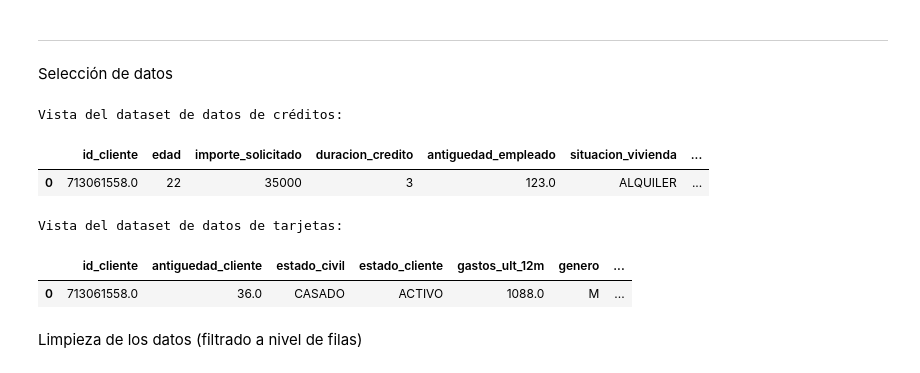
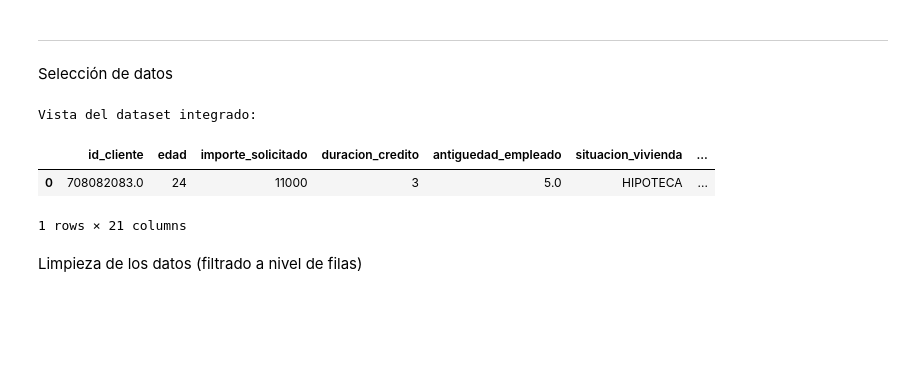
Before and after one commit to pauladomski8/13MBID-OCT2324, a Jupyter notebook: notebooks/preparacion_datos/PD01-Transformaciones.ipynb, the cells around one changed output. Cells and saved outputs as stored; diff of their text form; code cells hidden in the pictures; blank space fills up the shorter version.

```diff
--- a/notebooks/preparacion_datos/PD01-Transformaciones.ipynb
+++ b/notebooks/preparacion_datos/PD01-Transformaciones.ipynb
@@ -58,16 +81,11 @@ df_tarjetas.drop(col_eliminar_tarjetas, inplace=True, axis=1)
-# %%
-print("Vista del dataset de datos de créditos:")
-display(df_creditos.head(1))
-
-print("Vista del dataset de datos de tarjetas:")
-display(df_tarjetas.head(1))
-# %% [output]
-Vista del dataset de datos de créditos:
-|  | id_cliente | edad | importe_solicitado | duracion_credito | antiguedad_empleado | situacion_vivienda | ... |
-| 0 | 713061558.0 | 22 | 35000 | 3 | 123.0 | ALQUILER | ... |
-Vista del dataset de datos de tarjetas:
-|  | id_cliente | antiguedad_cliente | estado_civil | estado_cliente | gastos_ult_12m | genero | ... |
-| 0 | 713061558.0 | 36.0 | CASADO | ACTIVO | 1088.0 | M | ... |
+# %%
+print("Vista del dataset integrado:")
+display(df_integrado.head(1))
+# %% [output]
+Vista del dataset integrado:
+|  | id_cliente | edad | importe_solicitado | duracion_credito | antiguedad_empleado | situacion_vivienda | ... |
+| 0 | 708082083.0 | 24 | 11000 | 3 | 5.0 | HIPOTECA | ... |
+1 rows × 21 columns
 # %% [markdown]
 Limpieza de los datos (filtrado a nivel de filas)
 # %%
```
Also changed, not shown: parts of 17 cells of this notebook, 2 other files.
